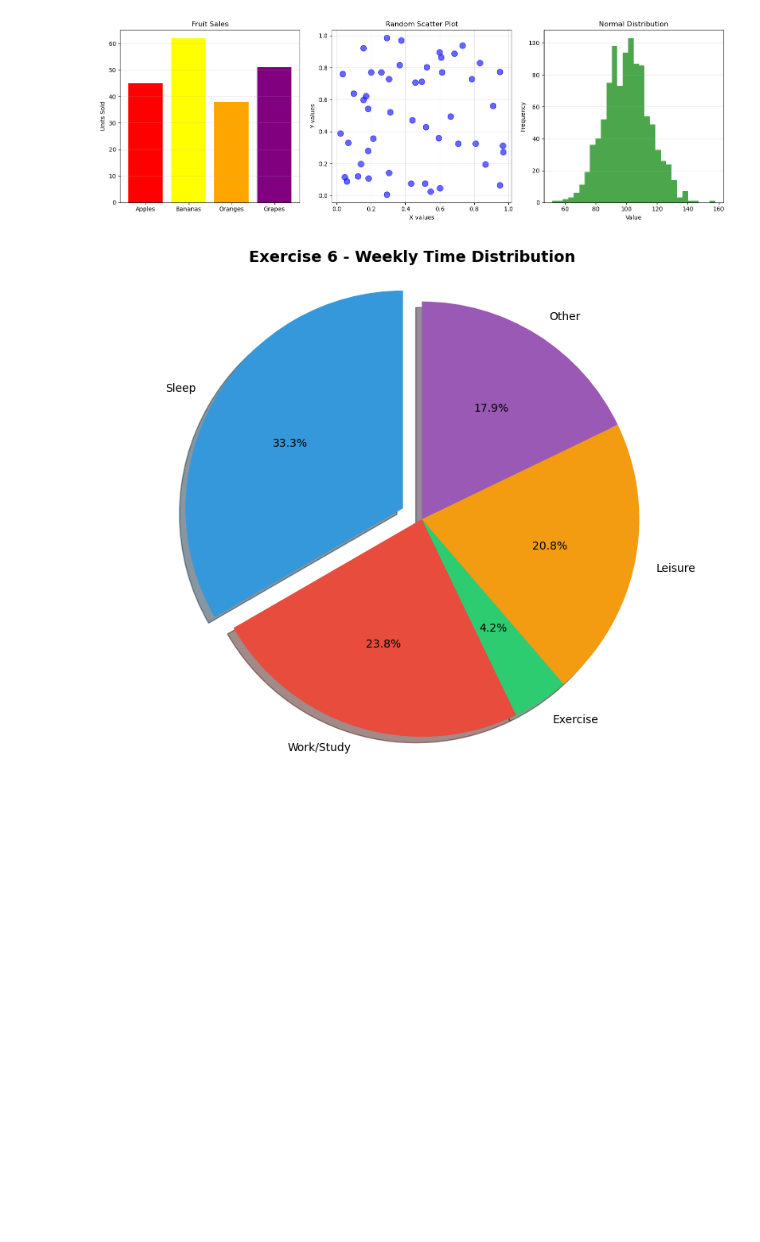
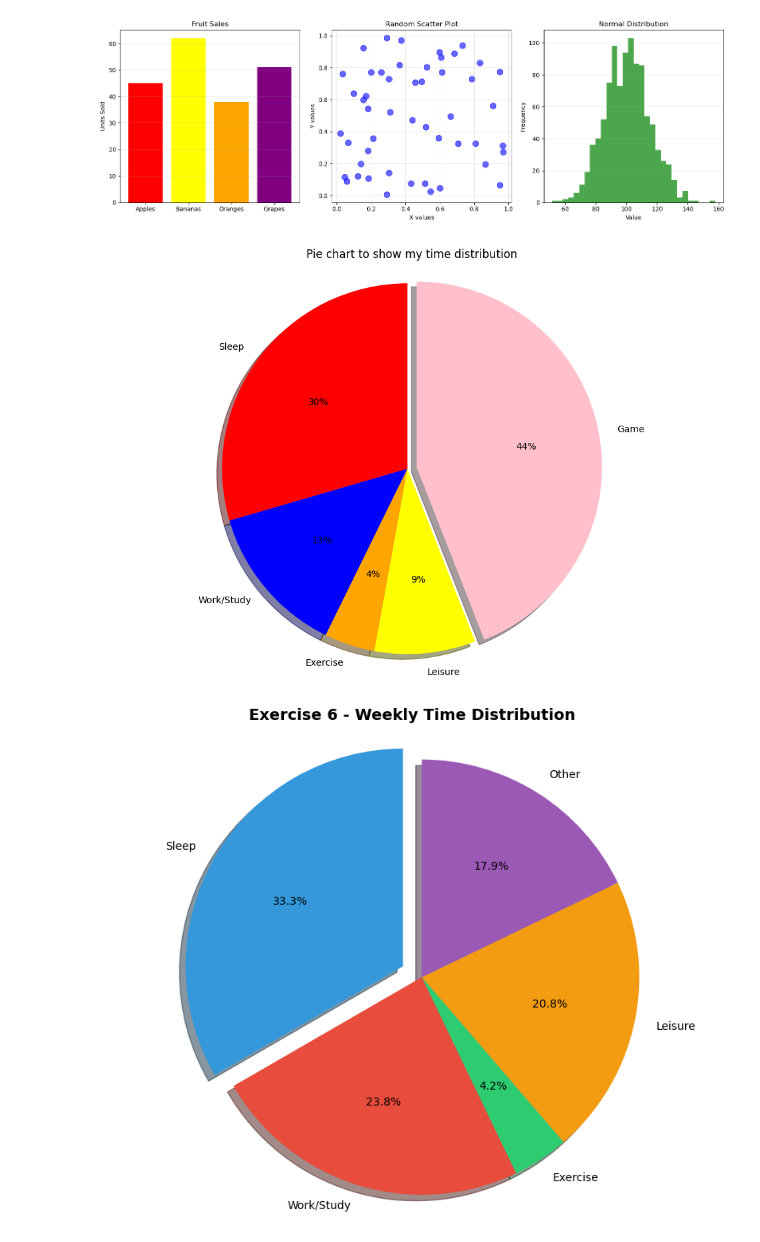
Before and after one commit to awesomesauss/MLAI, a Jupyter notebook: Lab4_Pandas_Matplotlib.ipynb, the cells around one changed output. Drawn from its saved outputs; the diff is of its cells as text; code cells hidden in the pictures; blank space fills up the shorter version.

```diff
--- a/Lab4_Pandas_Matplotlib.ipynb
+++ b/Lab4_Pandas_Matplotlib.ipynb
@@ -1031,8 +1120,21 @@ plt.show()
 # %%
 # EXERCISE 6: Create a pie chart showing your weekly time distribution
 # (e.g., Sleep, Work/Study, Exercise, Leisure, Other)
 # Make it exploded and add percentages
 # Your code here:
+categories = ['Sleep', 'Work/Study', 'Exercise', 'Leisure', 'Game']
+hours = [67, 30, 10, 20, 100]
+explode = (0.0,0,0,0,0.05)
+colours = ['r','b','orange','yellow','pink']
+
+plt.figure(figsize=(12,8))
+plt.pie(hours, labels = categories, explode = explode, colors = colours,
+        autopct='%0.0f%%', shadow = True, startangle = 90)
+plt.title("Pie chart to show my time distribution")
+plt.axis('equal')
+plt.show()
+# %% [output]
+[figure, added]
 # %%
 # SOLUTION 6:
 labels = ['Sleep', 'Work/Study', 'Exercise', 'Leisure', 'Other']
```
Also changed, not shown: parts of 9 cells of this notebook.
